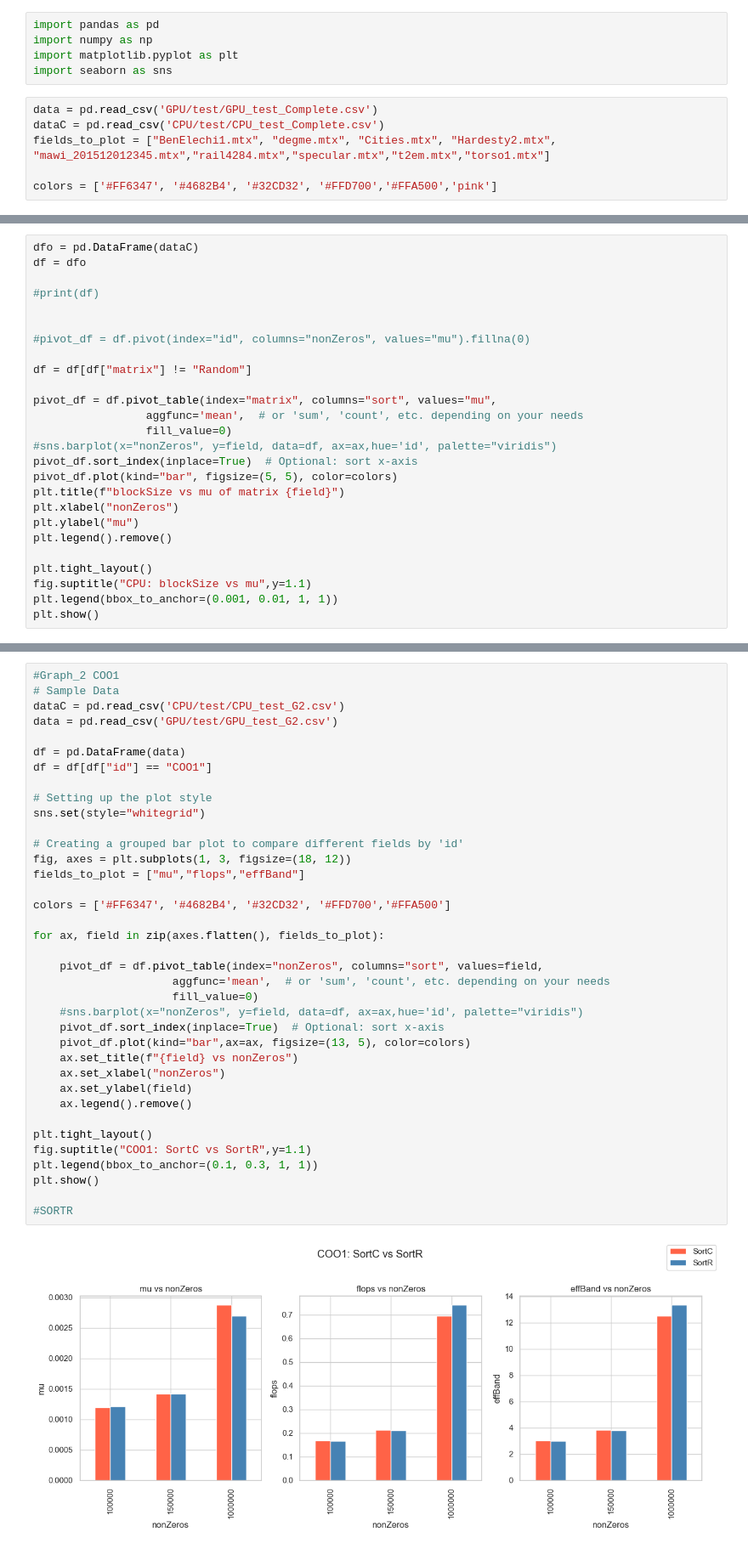
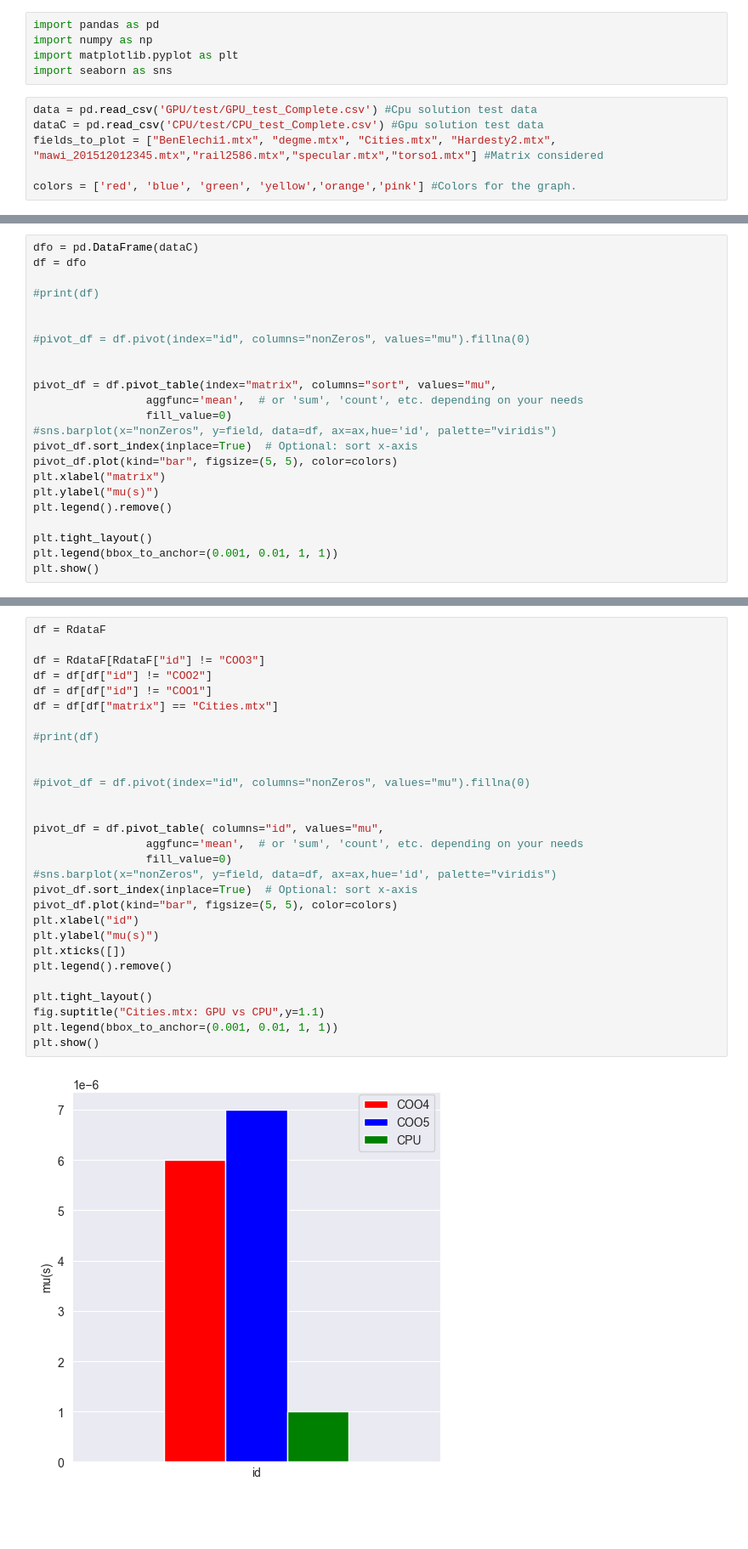
Before and after one commit to GuglielmoZocca/GPU-Computing-2025-240182, a Jupyter notebook: graph_report.ipynb, the cells around one changed output, grey strips where cells are left out. Shown at 85% size. Cells and saved outputs as stored; diff of their text form; blank space fills up the shorter version.

```diff
--- a/graph_report.ipynb
+++ b/graph_report.ipynb
@@ -13,8 +4,8 @@ import numpy as np
 import matplotlib.pyplot as plt
 import seaborn as sns
 # %%
-data = pd.read_csv('GPU/test/GPU_test_Complete.csv')
-dataC = pd.read_csv('CPU/test/CPU_test_Complete.csv')
-fields_to_plot = ["BenElechi1.mtx", "degme.mtx", "Cities.mtx", "Hardesty2.mtx", "mawi_201512012345.mtx","rail4284.mtx","specular.mtx","t2em.mtx","torso1.mtx"]
+data = pd.read_csv('GPU/test/GPU_test_Complete.csv') #Cpu solution test data
+dataC = pd.read_csv('CPU/test/CPU_test_Complete.csv') #Gpu solution test data
+fields_to_plot = ["BenElechi1.mtx", "degme.mtx", "Cities.mtx", "Hardesty2.mtx", "mawi_201512012345.mtx","rail2586.mtx","specular.mtx","torso1.mtx"] #Matrix considered
 
-colors = ['#FF6347', '#4682B4', '#32CD32', '#FFD700','#FFA500','pink']
+colors = ['red', 'blue', 'green', 'yellow','orange','pink'] #Colors for the graph.
@@ -233,7 +324,6 @@ df = dfo
 
 #pivot_df = df.pivot(index="id", columns="nonZeros", values="mu").fillna(0)
 
-df = df[df["matrix"] != "Random"]
 
 pivot_df = df.pivot_table(index="matrix", columns="sort", values="mu",
                  aggfunc='mean',  # or 'sum', 'count', etc. depending on your needs
@@ -241,13 +331,11 @@ pivot_df = df.pivot_table(index="matrix", columns="sort", values="mu",
 #sns.barplot(x="nonZeros", y=field, data=df, ax=ax,hue='id', palette="viridis")
 pivot_df.sort_index(inplace=True)  # Optional: sort x-axis
 pivot_df.plot(kind="bar", figsize=(5, 5), color=colors)
-plt.title(f"blockSize vs mu of matrix {field}")
-plt.xlabel("nonZeros")
-plt.ylabel("mu")
+plt.xlabel("matrix")
+plt.ylabel("mu(s)")
 plt.legend().remove()
 
 plt.tight_layout()
-fig.suptitle("CPU: blockSize vs mu",y=1.1)
 plt.legend(bbox_to_anchor=(0.001, 0.01, 1, 1))
 plt.show()
 # %% [output]
@@ -589,39 +543,31 @@ plt.show()
 # %%
-#Graph_2 COO1
-# Sample Data
-dataC = pd.read_csv('CPU/test/CPU_test_G2.csv')
-data = pd.read_csv('GPU/test/GPU_test_G2.csv')
+df = RdataF
 
-df = pd.DataFrame(data)
-df = df[df["id"] == "COO1"]
+df = RdataF[RdataF["id"] != "COO3"]
+df = df[df["id"] != "COO2"]
+df = df[df["id"] != "COO1"]
+df = df[df["matrix"] == "Cities.mtx"]
 
-# Setting up the plot style
-sns.set(style="whitegrid")
+#print(df)
 
-# Creating a grouped bar plot to compare different fields by 'id'
-fig, axes = plt.subplots(1, 3, figsize=(18, 12))
-fields_to_plot = ["mu","flops","effBand"]
 
-colors = ['#FF6347', '#4682B4', '#32CD32', '#FFD700','#FFA500']
+#pivot_df = df.pivot(index="id", columns="nonZeros", values="mu").fillna(0)
 
-for ax, field in zip(axes.flatten(), fields_to_plot):
 
-    pivot_df = df.pivot_table(index="nonZeros", columns="sort", values=field,
-                     aggfunc='mean',  # or 'sum', 'count', etc. depending on your needs
-                     fill_value=0)
-    #sns.barplot(x="nonZeros", y=field, data=df, ax=ax,hue='id', palette="viridis")
-    pivot_df.sort_index(inplace=True)  # Optional: sort x-axis
-    pivot_df.plot(kind="bar",ax=ax, figsize=(13, 5), color=colors)
-    ax.set_title(f"{field} vs nonZeros")
-    ax.set_xlabel("nonZeros")
-    ax.set_ylabel(field)
-    ax.legend().remove()
+pivot_df = df.pivot_table( columns="id", values="mu",
+                 aggfunc='mean',  # or 'sum', 'count', etc. depending on your needs
+                 fill_value=0)
+#sns.barplot(x="nonZeros", y=field, data=df, ax=ax,hue='id', palette="viridis")
+pivot_df.sort_index(inplace=True)  # Optional: sort x-axis
+pivot_df.plot(kind="bar", figsize=(5, 5), color=colors)
+plt.xlabel("id")
+plt.ylabel("mu(s)")
+plt.xticks([])
+plt.legend().remove()
 
 plt.tight_layout()
-fig.suptitle("COO1: SortC vs SortR",y=1.1)
-plt.legend(bbox_to_anchor=(0.1, 0.3, 1, 1))
+fig.suptitle("Cities.mtx: GPU vs CPU",y=1.1)
+plt.legend(bbox_to_anchor=(0.001, 0.01, 1, 1))
 plt.show()
-
-#SORTR
 # %% [output]
-[figure, old version]
+[figure, new version]
```
Also changed, not shown: parts of 37 cells of this notebook, 17 other files.
